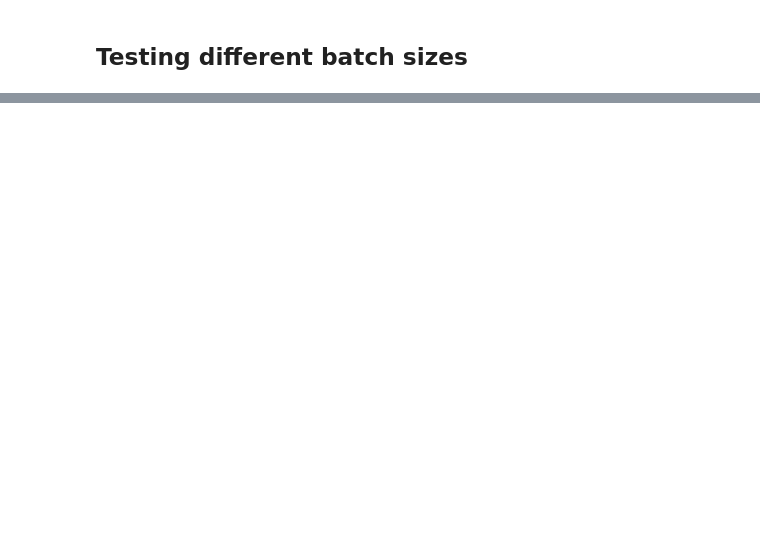
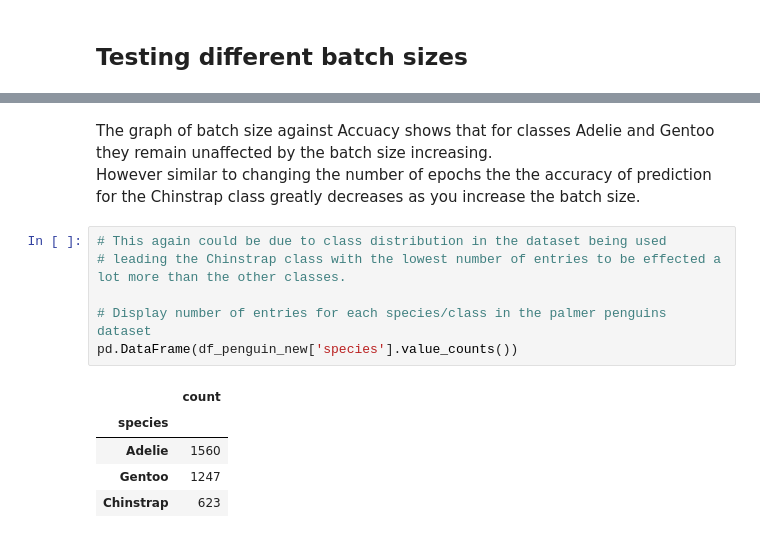
Before and after one commit to UP2112807/COURSEWORK-2-DATA-SCIENCE-PROJECT, a Jupyter notebook: py/Q3_folder/Q3.ipynb, the cells around one changed output, grey strips where cells are left out. Saved outputs shown, nothing was run; the diff lists cells and outputs as text; blank space fills up the shorter version.

```diff
--- a/py/Q3_folder/Q3.ipynb
+++ b/py/Q3_folder/Q3.ipynb
@@ -258,0 +282,15 @@ pd.DataFrame(df_penguin['species'].value_counts())
+# %% [markdown]
+The graph of batch size against Accuacy shows that for classes Adelie and Gentoo they remain unaffected by the batch size increasing. <br>
+However similar to changing the number of epochs the the accuracy of prediction for the Chinstrap class greatly decreases as you increase the batch size.
+# %%
+# This again could be due to class distribution in the dataset being used
+# leading the Chinstrap class with the lowest number of entries to be effected a lot more than the other classes.
+
+# Display number of entries for each species/class in the palmer penguins dataset
+pd.DataFrame(df_penguin_new['species'].value_counts())
+# %% [output]
+|  | count |
+| species |  |
+| Adelie | 1560 |
+| Gentoo | 1247 |
+| Chinstrap | 623 |
```
Also changed, not shown: parts of 20 cells of this notebook.
